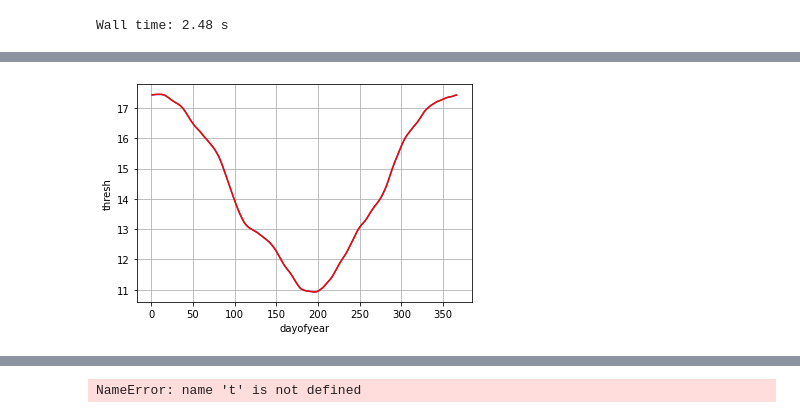
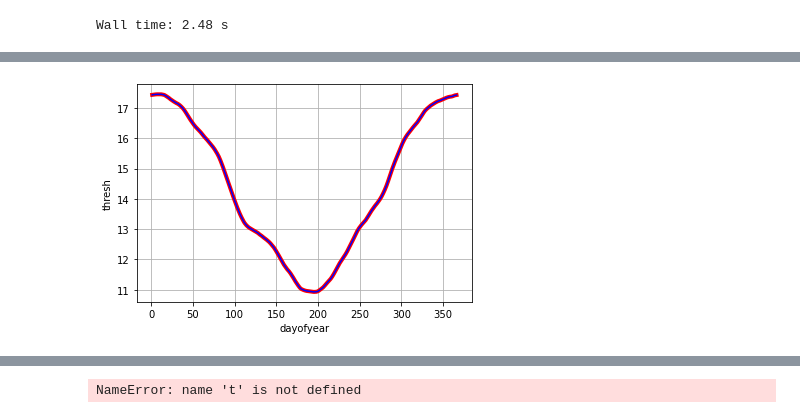
Before and after one commit to oceanhackweek/ohw20-proj-marine-heat-waves, a Jupyter notebook: notebooks/marineheadwavetest.ipynb, the cells around one changed output, grey strips where cells are left out. Cells and saved outputs as stored; diff of their text form; code cells hidden in the pictures.

```diff
--- a/notebooks/marineheadwavetest.ipynb
+++ b/notebooks/marineheadwavetest.ipynb
@@ -29,9 +29,9 @@ Wall time: 59.9 ms
 # %%
 clim =hw.ts2clm(synthclim,smoothPercentile=True)
 #(clim.seas[50:70]).plot()
-(clim.thresh).plot()
+(clim.thresh).plot(color='r',linewidth=4)
 #orig.seas[50:70].plot()
-(orig.thresh).plot(color='r')
+(orig.thresh).plot(color='b')
 plt.grid(True)
 # %% [output]
-[figure, old version]
+[figure, new version]
```
Also changed, not shown: parts of 2 cells of this notebook.
